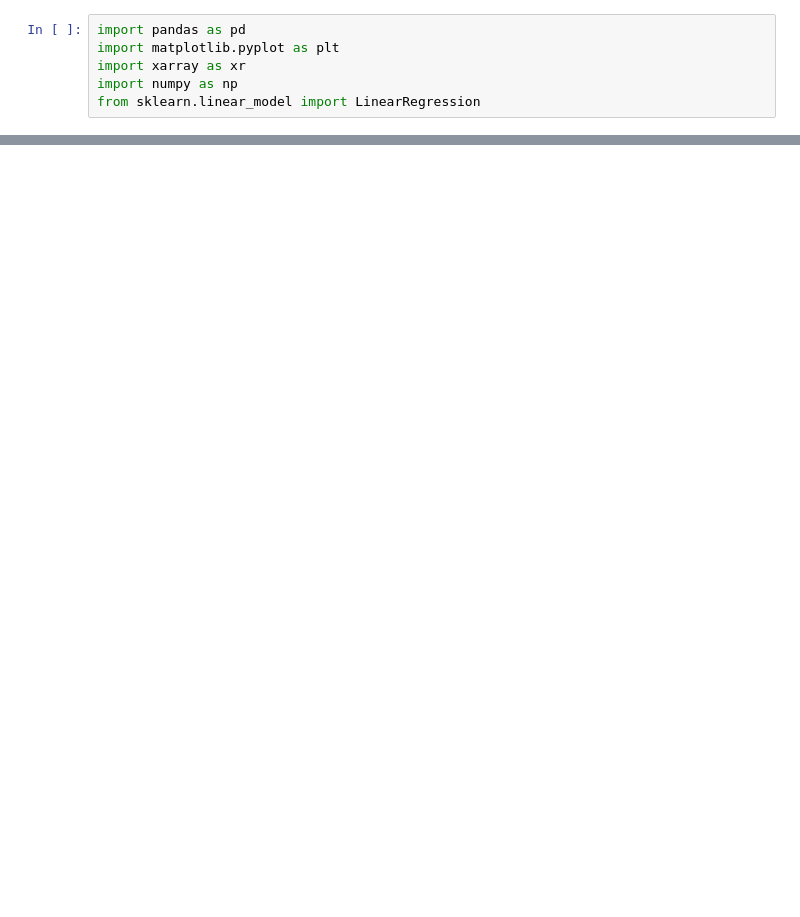
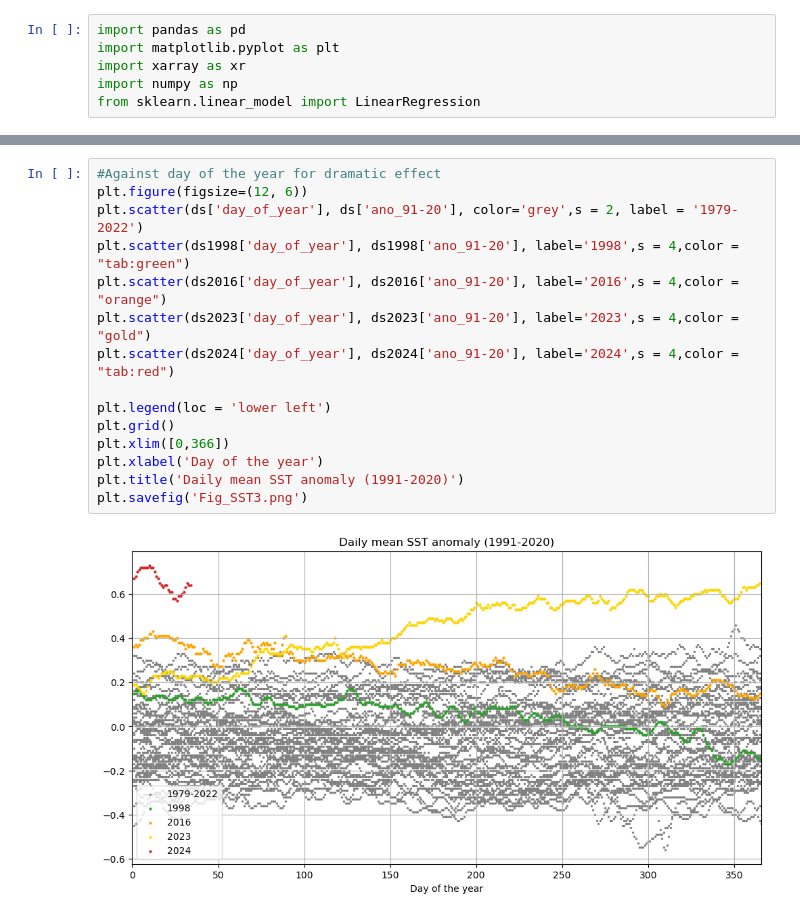
Before and after one commit to EPauthenet/Climate-Vizualisation, a Jupyter notebook: Daily_SST_trend_Copernicus.ipynb, the cells around one changed output, grey strips where cells are left out. Saved outputs shown, nothing was run; the diff lists cells and outputs as text; blank space fills up the shorter version.

```diff
--- a/Daily_SST_trend_Copernicus.ipynb
+++ b/Daily_SST_trend_Copernicus.ipynb
@@ -89,0 +100,17 @@ plt.savefig('Fig_SST2.png')
+# %%
+#Against day of the year for dramatic effect
+plt.figure(figsize=(12, 6))
+plt.scatter(ds['day_of_year'], ds['ano_91-20'], color='grey',s = 2, label = '1979-2022')
+plt.scatter(ds1998['day_of_year'], ds1998['ano_91-20'], label='1998',s = 4,color = "tab:green")
+plt.scatter(ds2016['day_of_year'], ds2016['ano_91-20'], label='2016',s = 4,color = "orange")
+plt.scatter(ds2023['day_of_year'], ds2023['ano_91-20'], label='2023',s = 4,color = "gold")
+plt.scatter(ds2024['day_of_year'], ds2024['ano_91-20'], label='2024',s = 4,color = "tab:red")
+
+plt.legend(loc = 'lower left')
+plt.grid()
+plt.xlim([0,366])
+plt.xlabel('Day of the year')
+plt.title('Daily mean SST anomaly (1991-2020)')
+plt.savefig('Fig_SST3.png')
+# %% [output]
+[figure, added]
```
Also changed, not shown: parts of 3 cells of this notebook, 4 other files.
